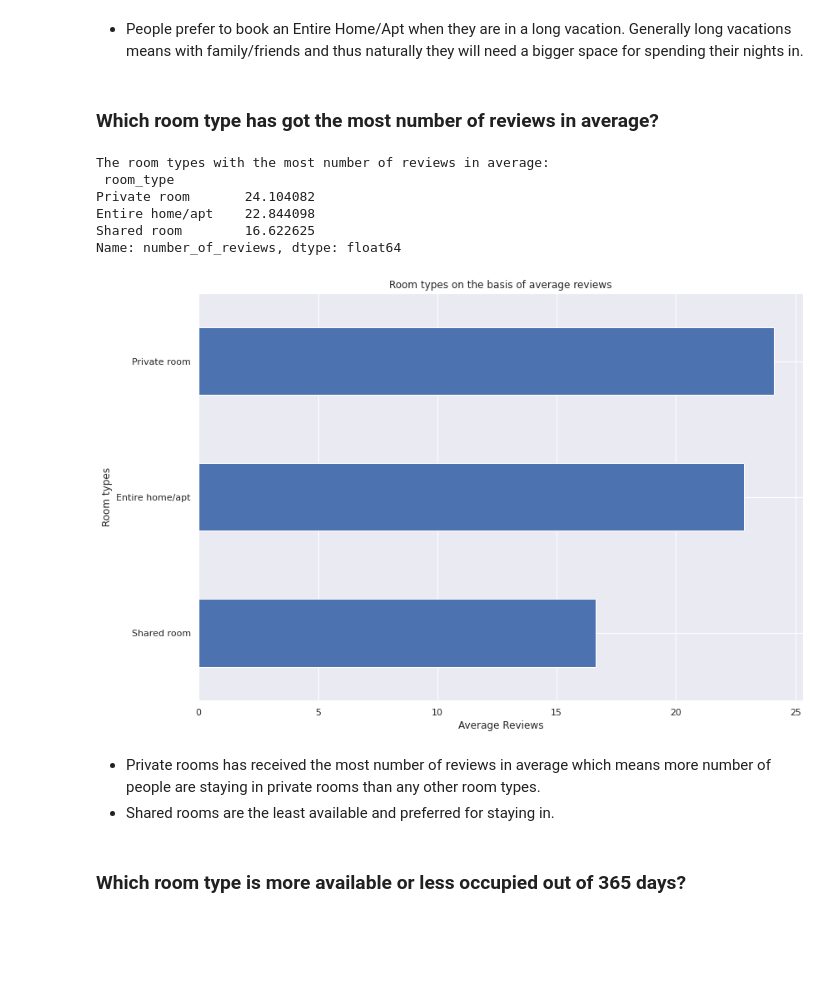
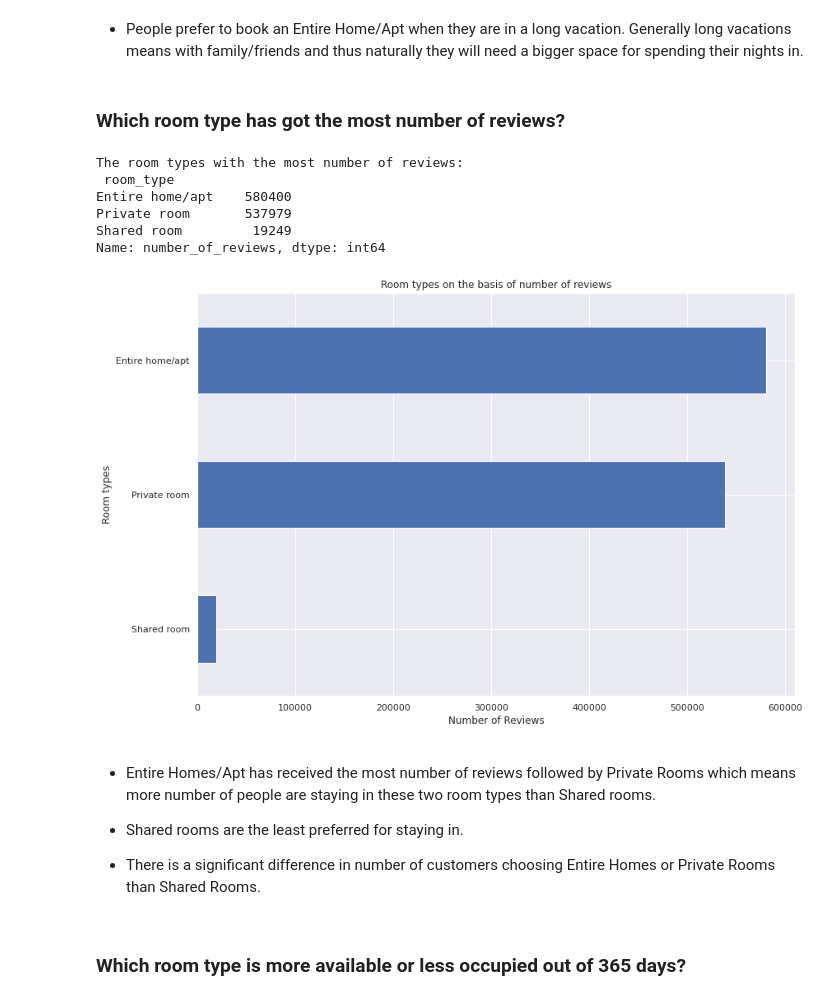
Before and after one commit to Rudrajit12/Airbnb-Bookings-Analysis, a Jupyter notebook: Airbnb_Bookings_Analysis_Capstone_Project.ipynb, the cells around one changed output. Cells and saved outputs as stored; diff of their text form; code cells hidden in the pictures; blank space fills up the shorter version.

```diff
--- a/Airbnb_Bookings_Analysis_Capstone_Project.ipynb
+++ b/Airbnb_Bookings_Analysis_Capstone_Project.ipynb
@@ -1096,30 +1127,32 @@ Name: minimum_nights, dtype: float64
 # %% [markdown]
 * People prefer to book an Entire Home/Apt when they are in a long vacation. Generally long vacations means with family/friends and thus naturally they will need a bigger space for spending their nights in.
 # %% [markdown]
-### **Which room type has got the most number of reviews in average?**
+### **Which room type has got the most number of reviews?**
 # %%
 # top room types according to the no. of reviews
-top_review_rooms = bnb_df.groupby(['room_type'])['number_of_reviews'].mean().sort_values(ascending=False)
-print('The room types with the most number of reviews in average: \n',top_review_rooms)
+top_review_rooms = bnb_df.groupby(['room_type'])['number_of_reviews'].sum().sort_values(ascending=False)
+print('The room types with the most number of reviews: \n',top_review_rooms)
 print('\n')
 
-# plot the top 10 neighbourhoods where people most prefer to stay
+# plot the top room types with the number of reviews
 top_review_rooms.plot.barh().invert_yaxis()
 plt.ylabel('Room types')
-plt.xlabel('Average Reviews')
-plt.title('Room types on the basis of average reviews')
+plt.xlabel('Number of Reviews')
+plt.title('Room types on the basis of number of reviews')
 plt.show()
 # %% [output]
-The room types with the most number of reviews in average:
+The room types with the most number of reviews:
  room_type
-Private room       24.104082
-Entire home/apt    22.844098
-Shared room        16.622625
-Name: number_of_reviews, dtype: float64
+Entire home/apt    580400
+Private room       537979
+Shared room         19249
+Name: number_of_reviews, dtype: int64
-[figure, old version]
+[figure, new version]
 # %% [markdown]
-* Private rooms has received the most number of reviews in average which means more number of people are staying in private rooms than any other room types.
-* Shared rooms are the least available and preferred for staying in.
+* Entire Homes/Apt has received the most number of reviews followed by Private Rooms which means more number of people are staying in these two room types than Shared rooms.
+* Shared rooms are the least preferred for staying in.
+
+* There is a significant difference in number of customers choosing Entire Homes or Private Rooms than Shared Rooms.
 # %% [markdown]
 ### **Which room type is more available or less occupied out of 365 days?**
 # %%
```
Also changed, not shown: parts of 39 cells of this notebook.
